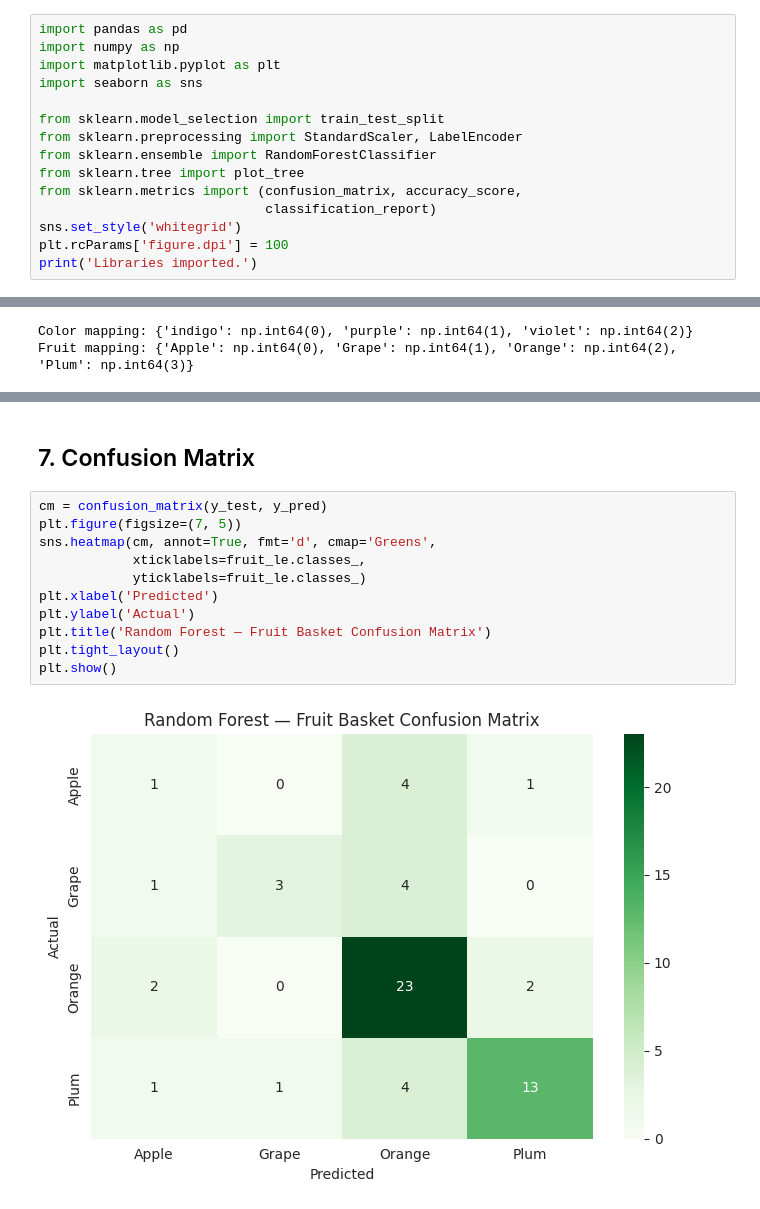
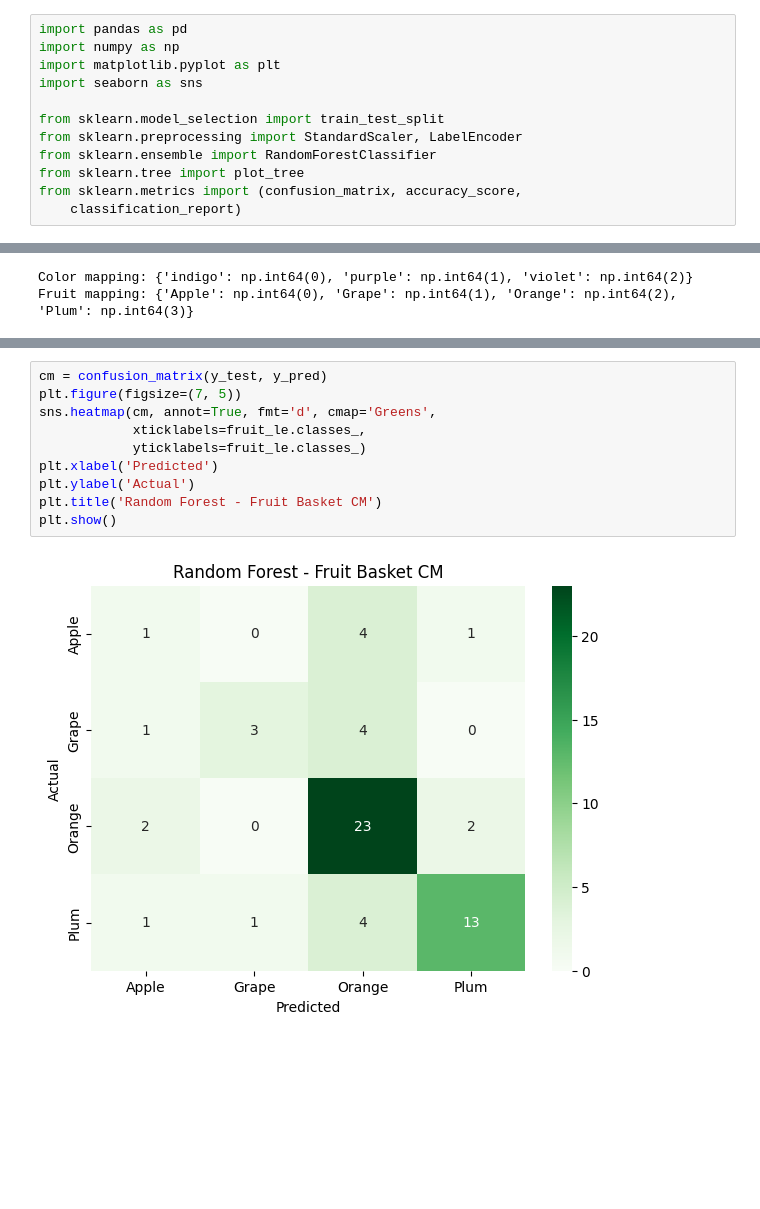
Before and after one commit to ShaikMuzzammil/ML-Lab-Activities, a Jupyter notebook: 08-Random-Forest/08_Q1_Fruit_Basket.ipynb, the cells around one changed output, grey strips where cells are left out. Cells and saved outputs as stored; diff of their text form; blank space fills up the shorter version.

```diff
--- a/08-Random-Forest/08_Q1_Fruit_Basket.ipynb
+++ b/08-Random-Forest/08_Q1_Fruit_Basket.ipynb
@@ -81,7 +11,4 @@ from sklearn.preprocessing import StandardScaler, LabelEncoder
 from sklearn.ensemble import RandomForestClassifier
 from sklearn.tree import plot_tree
 from sklearn.metrics import (confusion_matrix, accuracy_score,
-                             classification_report)
-sns.set_style('whitegrid')
-plt.rcParams['figure.dpi'] = 100
-print('Libraries imported.')
+    classification_report)
@@ -174,18 +94,15 @@ Classification Report:
     accuracy                           0.67        60
    macro avg       0.60      0.52      0.54        60
 weighted avg       0.67      0.67      0.65        60
-# %% [markdown]
-## 7. Confusion Matrix
 # %%
 cm = confusion_matrix(y_test, y_pred)
 plt.figure(figsize=(7, 5))
 sns.heatmap(cm, annot=True, fmt='d', cmap='Greens',
             xticklabels=fruit_le.classes_,
             yticklabels=fruit_le.classes_)
 plt.xlabel('Predicted')
 plt.ylabel('Actual')
-plt.title('Random Forest — Fruit Basket Confusion Matrix')
-plt.tight_layout()
+plt.title('Random Forest - Fruit Basket CM')
 plt.show()
 # %% [output]
-[figure, old version]
+[figure, new version]
```
Also changed, not shown: parts of 26 cells of this notebook, 6 other files.
